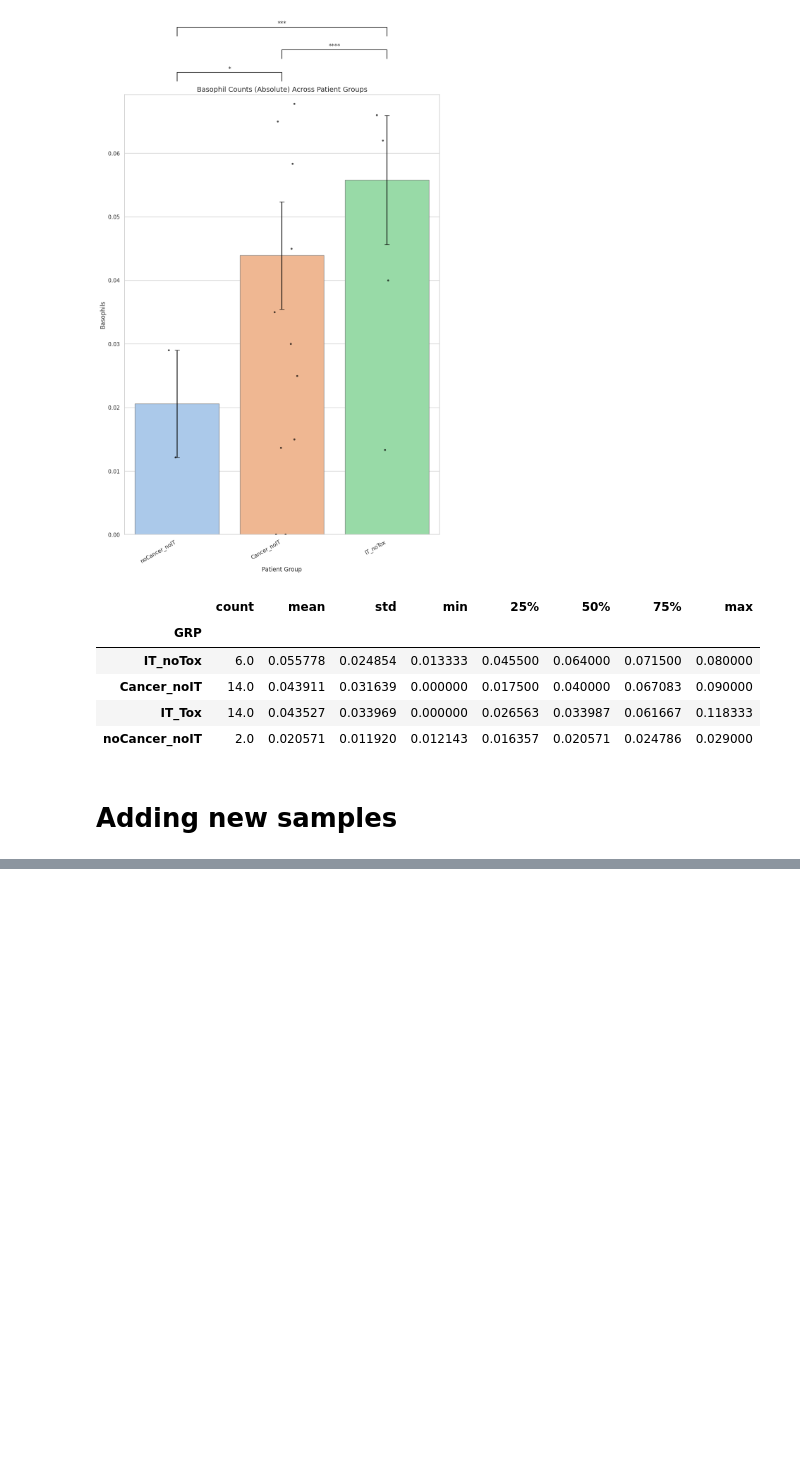
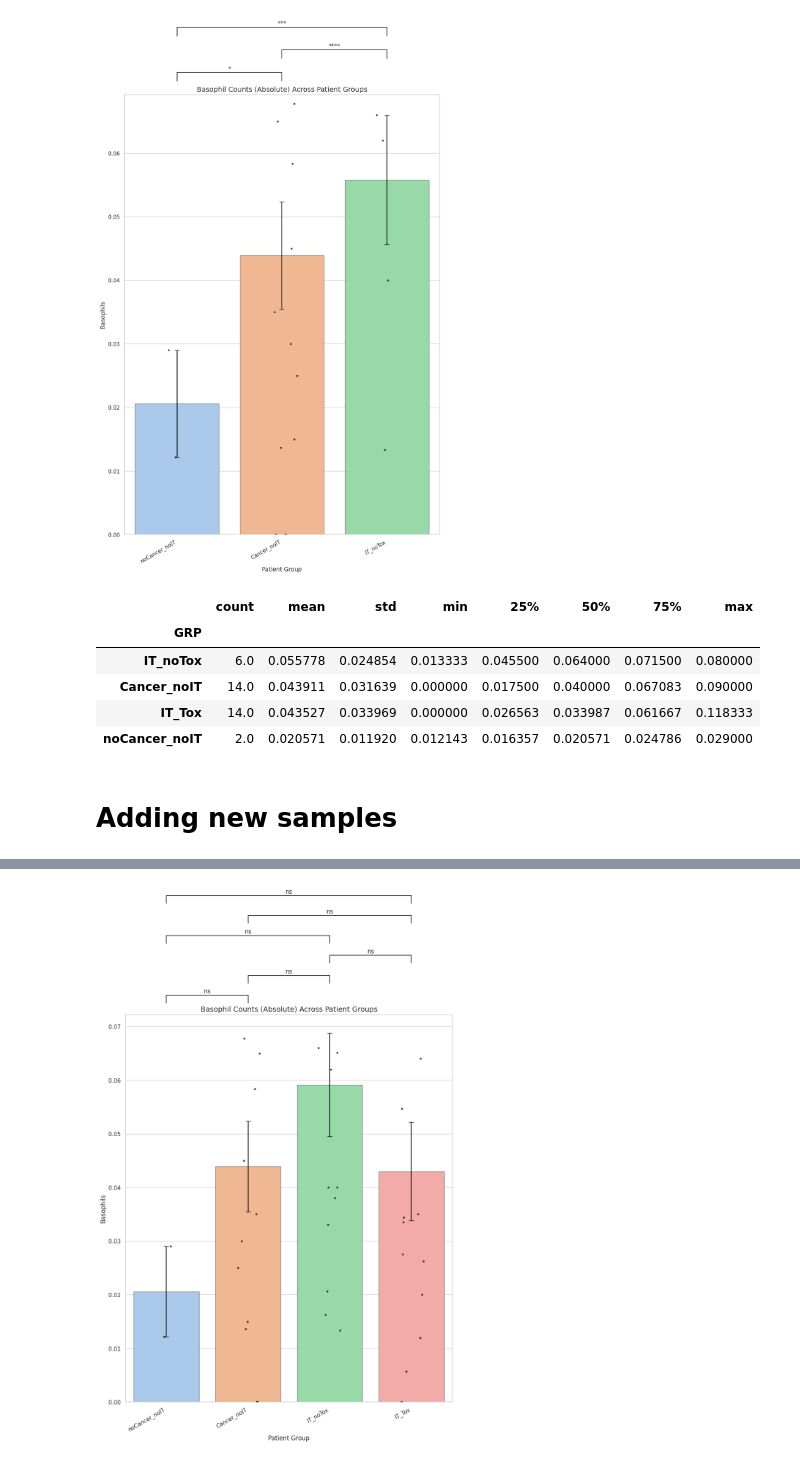
Before and after one commit to Soroushstr/Toxicity, a Jupyter notebook: Toxicity_new.ipynb, the cells around one changed output, grey strips where cells are left out. Drawn from its saved outputs; the diff is of its cells as text; code cells hidden in the pictures; blank space fills up the shorter version.

Commit message:
Added new patients cbc data from 210325_coded more tox... excel

```diff
--- a/Toxicity_new.ipynb
+++ b/Toxicity_new.ipynb
@@ -526,7 +530,7 @@ for sheet in sheet_names:
     df = pd.read_excel(new_file_path, sheet_name=sheet)
 
     # Assume one identifier column (sample_code or IPP), others are basophil counts
-    id_col = 'sample_codes' if 'sample_codes' in df.columns else 'IPP_CODED'
+    id_col = 'coding' if 'coding' in df.columns else 'IPP_CODED'
 
     df['BASOPHILES_ABS'] = df.drop(columns=[id_col,'date of BAL']).mean(axis=1, skipna=True)
     df['GRP'] = sheet
@@ -535,11 +539,16 @@ for sheet in sheet_names:
 
 # Combine all groups
 basophil_df = pd.concat(basophil_list, ignore_index=True)
+basophil_df.columns = ['SAMPLE_CODE','BASOPHILES_ABS','GRP']
 
 # Merge with your existing final_df (from 2-month CBC average)
 # Use 'sample_code' or 'IPP' depending on what's common
 merge_key = 'coding' if 'coding' in final_df.columns else 'IPP_CODED'
 
 # Perform left merge to keep all existing patients
-merged_df = pd.merge(final_df, basophil_df, on=[merge_key, 'GRP'], how='left')
+merged_df = pd.merge(final_df, basophil_df, on=['SAMPLE_CODE'], how='outer')
+merged_df['BASOPHILES_ABS'] = merged_df['BASOPHILES_ABS_y'].fillna(merged_df['BASOPHILES_ABS_x'])
+merged_df = merged_df.drop(columns=['BASOPHILES_ABS_x', 'BASOPHILES_ABS_y'])
+merged_df['GRP'] = merged_df['GRP_y'].fillna(merged_df['GRP_x'])
+merged_df
 # %% [output]
@@ -566,0 +575,80 @@ basophil_df
+# %%
+# Set seaborn style
+sns.set(style="whitegrid")
+
+# Optional: Ensure your groups are in the correct order
+group_order = ['noCancer_noIT', 'Cancer_noIT', 'IT_noTox','IT_Tox']
+
+# Create boxplot
+plt.figure(figsize=(10, 16))
+#ax = sns.boxplot(
+#    data=final_df,
+#    x="GRP",
+#    y="BASOPHILES_ABS",
+#    order=group_order,
+#    palette="Set2",
+#    showfliers=False
+#)
+
+ax = sns.barplot(
+    data=merged_df,
+    x="GRP",
+    y="BASOPHILES_ABS",
+    order=group_order,
+    estimator="mean",
+    ci=None,
+    palette="pastel",
+    edgecolor="gray"
+)
+
+group_stats = merged_df.groupby("GRP")["BASOPHILES_ABS"].agg(['mean', 'sem']).reindex(group_order)
+x_positions = range(len(group_order))
+plt.errorbar(
+    x=x_positions,
+    y=group_stats["mean"],
+    yerr=group_stats["sem"],
+    fmt='none',
+    ecolor='black',
+    capsize=5,
+    elinewidth=1.5
+)
+
+comparisons = [
+    ("noCancer_noIT", "Cancer_noIT"),
+    ("noCancer_noIT", "IT_noTox"),
+    ("noCancer_noIT", "IT_Tox"),
+    ("Cancer_noIT", "IT_noTox"),
+    ("Cancer_noIT", "IT_Tox"),
+    ("IT_noTox", "IT_Tox")
+]
+
+# Annotate
+
+annotator = Annotator(ax, comparisons, data=merged_df, x="GRP", y="BASOPHILES_ABS", order=group_order)
+annotator.configure(
+    test='Mann-Whitney',
+    text_format='star',
+    loc='outside',
+    verbose=2
+)
+annotator.apply_and_annotate()
+
+sns.stripplot(
+    data=merged_df,
+    x="GRP",
+    y="BASOPHILES_ABS",
+    order=group_order,
+    color="black",
+    size=4,
+    jitter=0.15,
+    alpha=0.7
+)
+
+# Customize plot
+plt.title("Basophil Counts (Absolute) Across Patient Groups", fontsize=14)
+plt.xlabel("Patient Group", fontsize=12)
+plt.ylabel("Basophils", fontsize=12)
+plt.xticks(rotation=30, ha='right')
+plt.tight_layout()
+plt.show()
+# %% [output]
@@ -566,0 +675 @@ basophil_df
+[figure, added]
```
Also changed, not shown: parts of 5 cells of this notebook.
